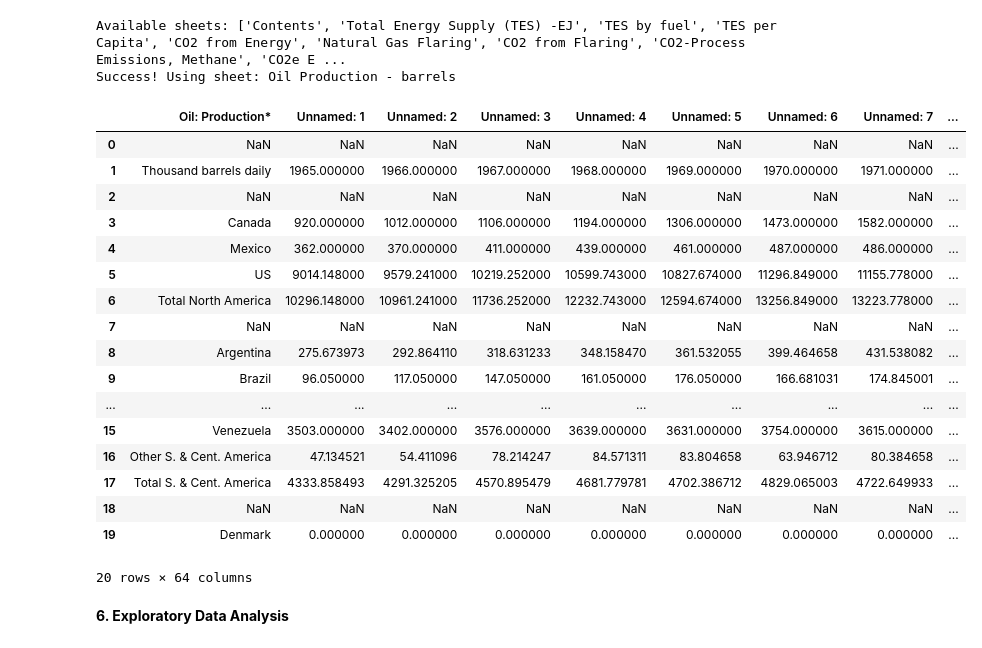
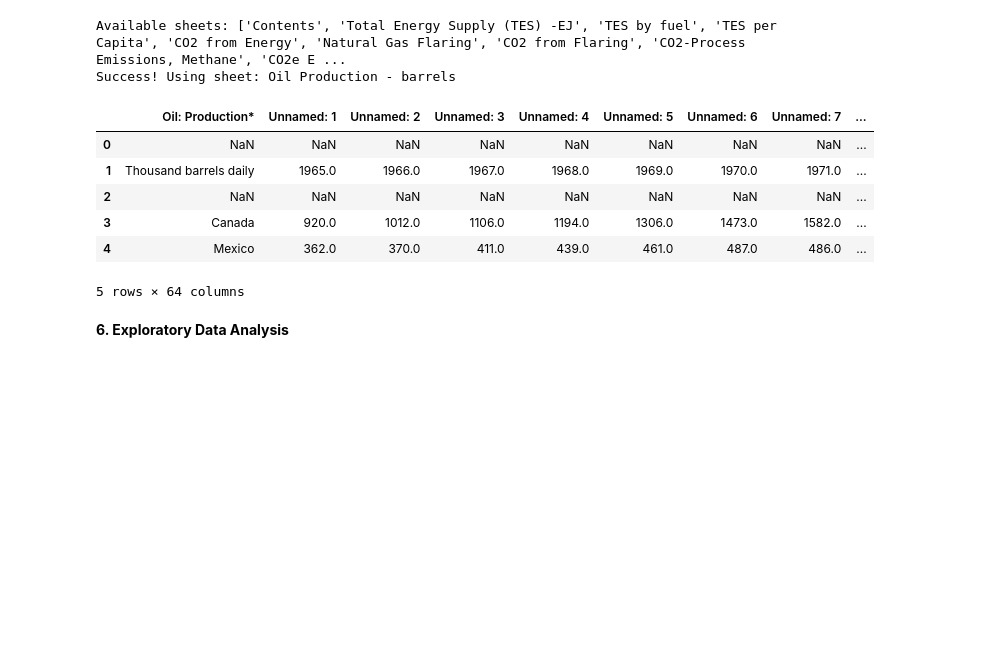
Before and after one commit to EMuritu/Geopolitical_Risk_Index, a Jupyter notebook: Geopolitical_Risk_Index.ipynb, the cells around one changed output. Cells and saved outputs as stored; diff of their text form; code cells hidden in the pictures; blank space fills up the shorter version.

```diff
--- a/Geopolitical_Risk_Index.ipynb
+++ b/Geopolitical_Risk_Index.ipynb
@@ -270,25 +285,14 @@ Available sheets: ['Contents', 'Total Energy Supply (TES) -EJ', 'TES by fuel', '
 Success! Using sheet: Oil Production - barrels
 # %%
 oil_producing_countries= pd.read_excel(file_path,'Oil Production - barrels' )
-oil_producing_countries.head(20)
+oil_producing_countries.head()
 # %% [output]
 |  | Oil: Production* | Unnamed: 1 | Unnamed: 2 | Unnamed: 3 | Unnamed: 4 | Unnamed: 5 | Unnamed: 6 | Unnamed: 7 | ... |
 | 0 | NaN | NaN | NaN | NaN | NaN | NaN | NaN | NaN | ... |
-| 1 | Thousand barrels daily | 1965.000000 | 1966.000000 | 1967.000000 | 1968.000000 | 1969.000000 | 1970.000000 | 1971.000000 | ... |
+| 1 | Thousand barrels daily | 1965.0 | 1966.0 | 1967.0 | 1968.0 | 1969.0 | 1970.0 | 1971.0 | ... |
 | 2 | NaN | NaN | NaN | NaN | NaN | NaN | NaN | NaN | ... |
-| 3 | Canada | 920.000000 | 1012.000000 | 1106.000000 | 1194.000000 | 1306.000000 | 1473.000000 | 1582.000000 | ... |
-| 4 | Mexico | 362.000000 | 370.000000 | 411.000000 | 439.000000 | 461.000000 | 487.000000 | 486.000000 | ... |
-| 5 | US | 9014.148000 | 9579.241000 | 10219.252000 | 10599.743000 | 10827.674000 | 11296.849000 | 11155.778000 | ... |
-| 6 | Total North America | 10296.148000 | 10961.241000 | 11736.252000 | 12232.743000 | 12594.674000 | 13256.849000 | 13223.778000 | ... |
-| 7 | NaN | NaN | NaN | NaN | NaN | NaN | NaN | NaN | ... |
-| 8 | Argentina | 275.673973 | 292.864110 | 318.631233 | 348.158470 | 361.532055 | 399.464658 | 431.538082 | ... |
-| 9 | Brazil | 96.050000 | 117.050000 | 147.050000 | 161.050000 | 176.050000 | 166.681031 | 174.845001 | ... |
-| ... | ... | ... | ... | ... | ... | ... | ... | ... | ... |
-| 15 | Venezuela | 3503.000000 | 3402.000000 | 3576.000000 | 3639.000000 | 3631.000000 | 3754.000000 | 3615.000000 | ... |
-| 16 | Other S. & Cent. America | 47.134521 | 54.411096 | 78.214247 | 84.571311 | 83.804658 | 63.946712 | 80.384658 | ... |
-| 17 | Total S. & Cent. America | 4333.858493 | 4291.325205 | 4570.895479 | 4681.779781 | 4702.386712 | 4829.065003 | 4722.649933 | ... |
-| 18 | NaN | NaN | NaN | NaN | NaN | NaN | NaN | NaN | ... |
-| 19 | Denmark | 0.000000 | 0.000000 | 0.000000 | 0.000000 | 0.000000 | 0.000000 | 0.000000 | ... |
+| 3 | Canada | 920.0 | 1012.0 | 1106.0 | 1194.0 | 1306.0 | 1473.0 | 1582.0 | ... |
+| 4 | Mexico | 362.0 | 370.0 | 411.0 | 439.0 | 461.0 | 487.0 | 486.0 | ... |
-20 rows × 64 columns
+5 rows × 64 columns
 # %% [markdown]
 **6. Exploratory Data Analysis**
```
Also changed, not shown: parts of 20 cells of this notebook.
